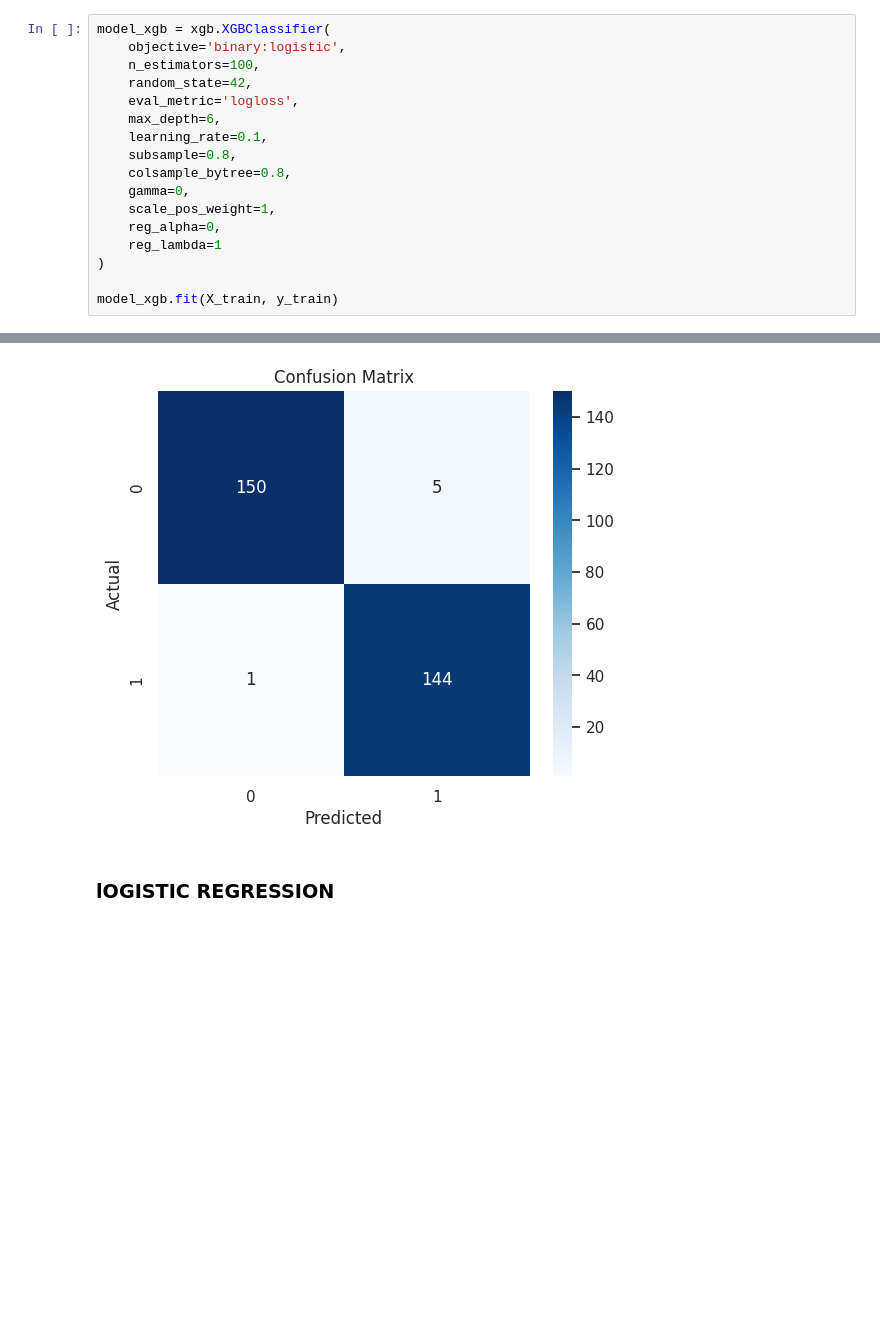
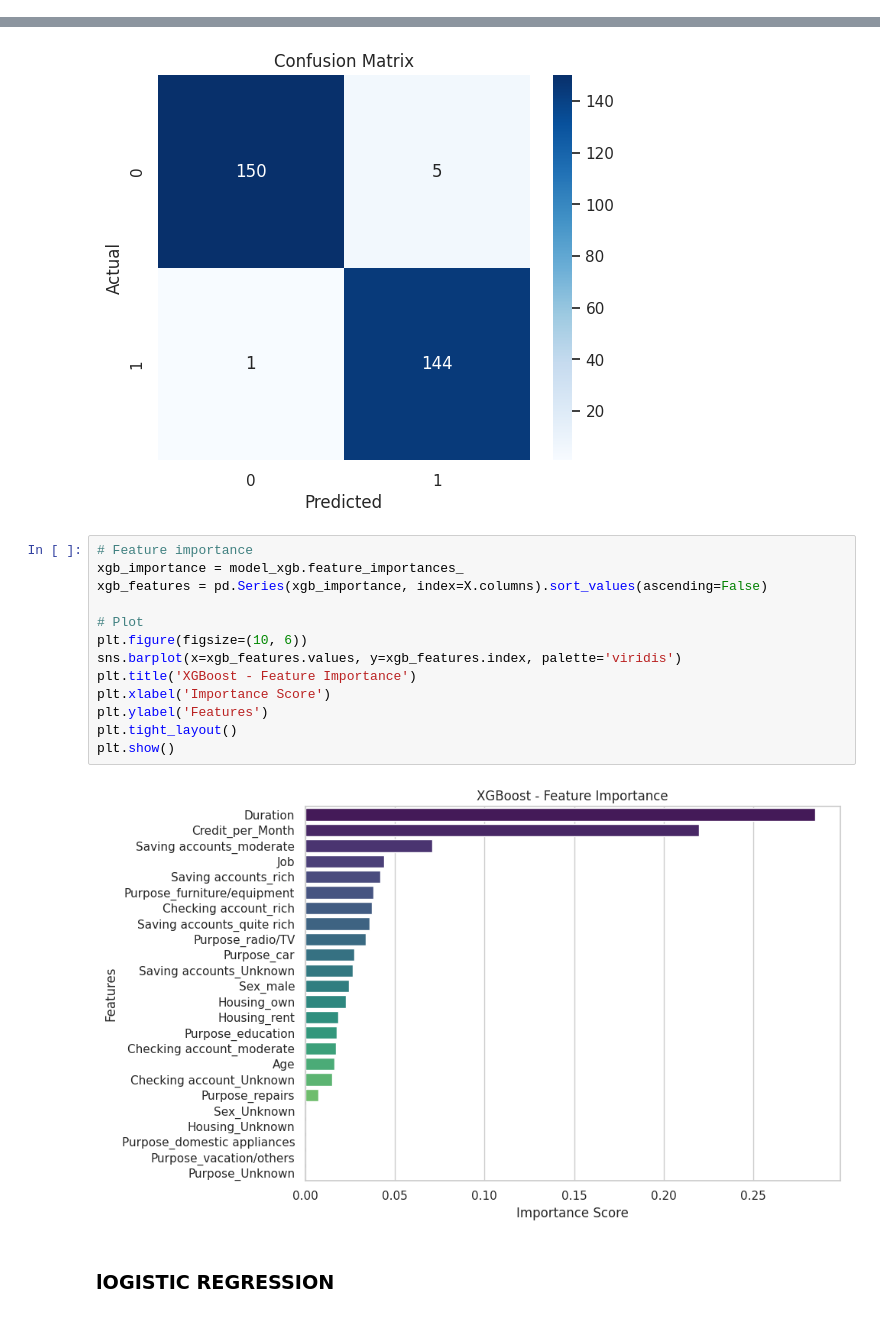
Before and after one commit to Aniket7773/CreditCardFraud, a Jupyter notebook: Credit_Card_Fraud_Detection.ipynb, the cells around one changed output, grey strips where cells are left out. Drawn from its saved outputs; the diff is of its cells as text; blank space fills up the shorter version.

```diff
--- a/Credit_Card_Fraud_Detection.ipynb
+++ b/Credit_Card_Fraud_Detection.ipynb
@@ -186,20 +186,3 @@ X = pd.get_dummies(X, drop_first=True)
 
 # Split into training and testing sets
 X_train, X_test, y_train, y_test = train_test_split(X, y, test_size=0.3, random_state=42)
-# %%
-model_xgb = xgb.XGBClassifier(
-    objective='binary:logistic',
-    n_estimators=100,
-    random_state=42,
-    eval_metric='logloss',
-    max_depth=6,
-    learning_rate=0.1,
-    subsample=0.8,
-    colsample_bytree=0.8,
-    gamma=0,
-    scale_pos_weight=1,
-    reg_alpha=0,
-    reg_lambda=1
-)
-
-model_xgb.fit(X_train, y_train)
@@ -245,6 +263,21 @@ Classification Report:
    macro avg       0.98      0.98      0.98       300
 weighted avg       0.98      0.98      0.98       300
 [figure]
+# %%
+# Feature importance
+xgb_importance = model_xgb.feature_importances_
+xgb_features = pd.Series(xgb_importance, index=X.columns).sort_values(ascending=False)
+
+# Plot
+plt.figure(figsize=(10, 6))
+sns.barplot(x=xgb_features.values, y=xgb_features.index, palette='viridis')
+plt.title('XGBoost - Feature Importance')
+plt.xlabel('Importance Score')
+plt.ylabel('Features')
+plt.tight_layout()
+plt.show()
+# %% [output]
+[figure, added]
 # %% [markdown]
 ### lOGISTIC REGRESSION
 # %%
```
Also changed, not shown: parts of 5 cells of this notebook.
